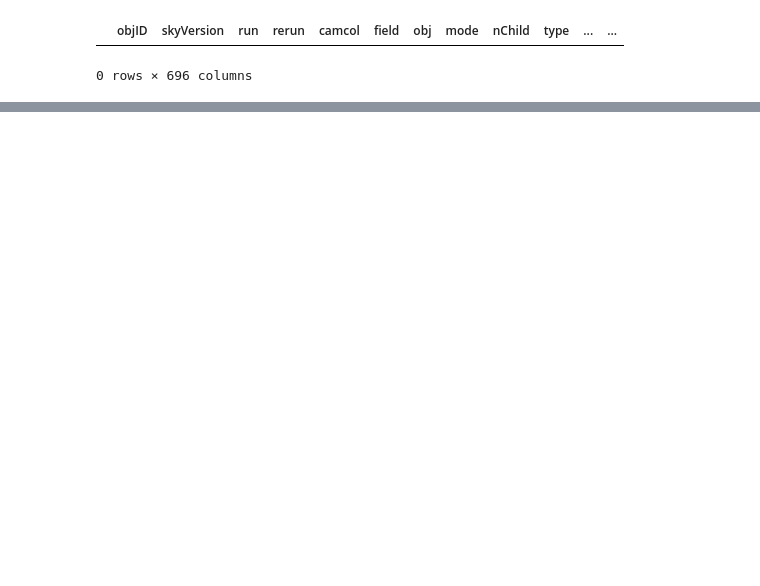
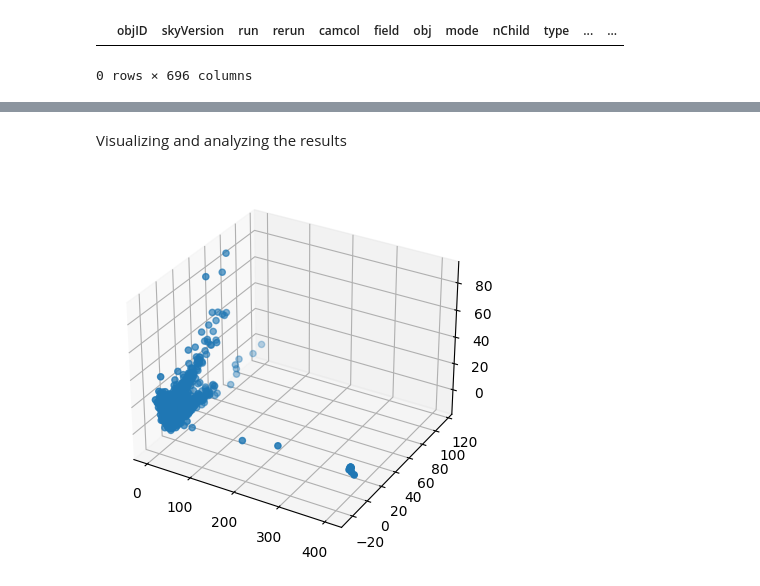
Before and after one commit to EmmaTosato/Spectral-AnalysisProject, a Jupyter notebook: project.ipynb, the cells around one changed output, grey strips where cells are left out. Drawn from its saved outputs; the diff is of its cells as text; code cells hidden in the pictures; blank space fills up the shorter version.

```diff
--- a/project.ipynb
+++ b/project.ipynb
@@ -124,0 +176,14 @@ df[df['sciencePrimary'] > 0 ]
+# %%
+# Fitting the PCA
+pca = PCA(100)
+pca_transformed = pca.fit_transform(X_norm)
+principalDataframe = pd.DataFrame(data = pca_transformed)
+# %% [markdown]
+Visualizing and analyzing the results
+# %%
+fig = plt.figure()
+ax = fig.add_subplot(111, projection='3d')
+ax.scatter(pca_transformed[:, 0], pca_transformed[:, 1], pca_transformed[:, 2])
+plt.show()
+# %% [output]
+[figure, added]
```
Also changed, not shown: parts of 28 cells of this notebook, 1 other file.
